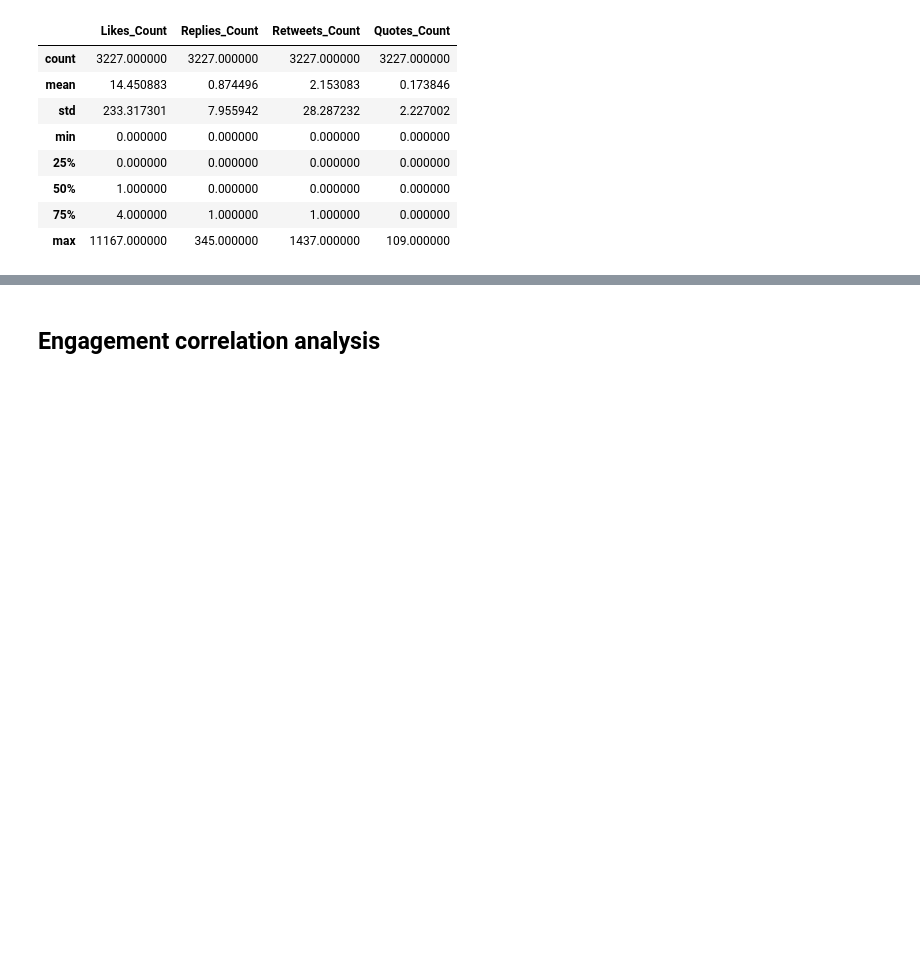
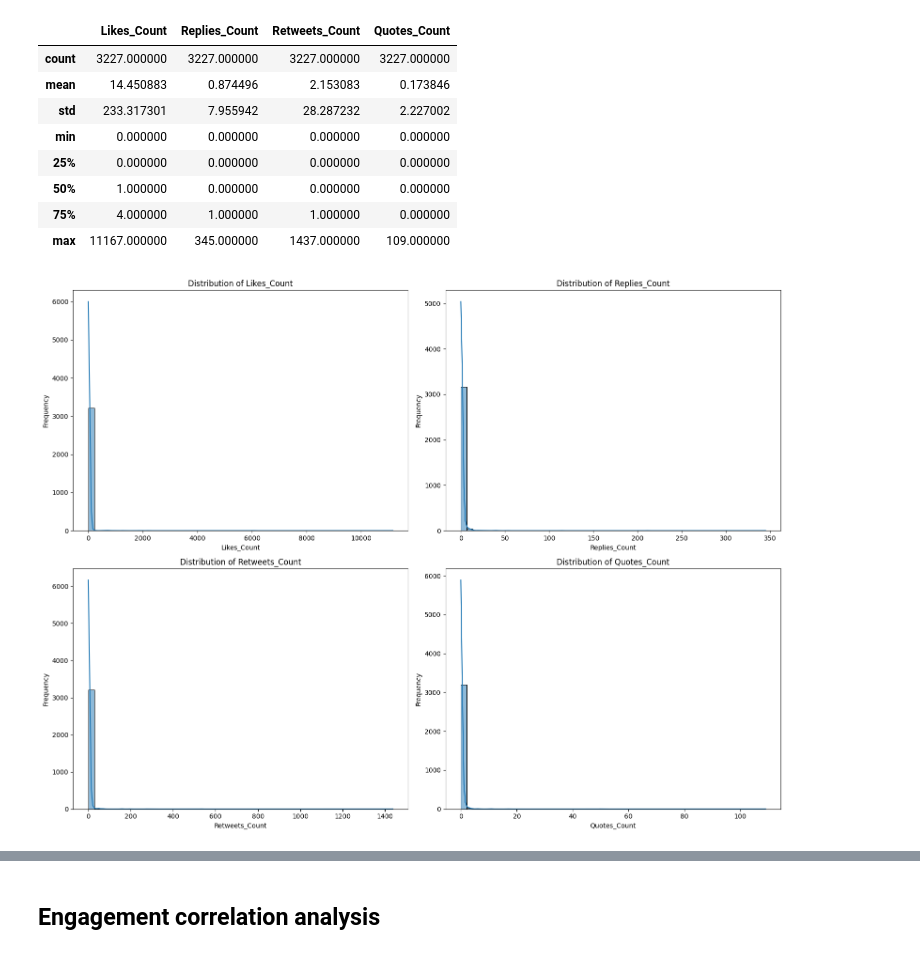
Before and after one commit to amandaaurora/twitter-nlp, a Jupyter notebook: twitter-nlp/02_analysis.ipynb, the cells around one changed output, grey strips where cells are left out. Drawn from its saved outputs; the diff is of its cells as text; code cells hidden in the pictures; blank space fills up the shorter version.

```diff
--- a/twitter-nlp/02_analysis.ipynb
+++ b/twitter-nlp/02_analysis.ipynb
@@ -228,3 +320,38 @@ df_analysis[['Likes_Count', 'Replies_Count', 'Retweets_Count', 'Quotes_Count']].
 | 50% | 1.000000 | 0.000000 | 0.000000 | 0.000000 |
 | 75% | 4.000000 | 1.000000 | 1.000000 | 0.000000 |
 | max | 11167.000000 | 345.000000 | 1437.000000 | 109.000000 |
+# %%
+plt.figure(figsize=(16, 12))
+
+# Likes_Count
+plt.subplot(2, 2, 1)
+sns.histplot(df_analysis['Likes_Count'], kde=True, bins=50)
+plt.title('Distribution of Likes_Count')
+plt.xlabel('Likes_Count')
+plt.ylabel('Frequency')
+
+# Replies_Count
+plt.subplot(2, 2, 2)
+sns.histplot(df_analysis['Replies_Count'], kde=True, bins=50)
+plt.title('Distribution of Replies_Count')
+plt.xlabel('Replies_Count')
+plt.ylabel('Frequency')
+
+# Retweets_Count
+plt.subplot(2, 2, 3)
+sns.histplot(df_analysis['Retweets_Count'], kde=True, bins=50)
+plt.title('Distribution of Retweets_Count')
+plt.xlabel('Retweets_Count')
+plt.ylabel('Frequency')
+
+# Quotes_Count
+plt.subplot(2, 2, 4)
+sns.histplot(df_analysis['Quotes_Count'], kde=True, bins=50)
+plt.title('Distribution of Quotes_Count')
+plt.xlabel('Quotes_Count')
+plt.ylabel('Frequency')
+
+plt.tight_layout()
+plt.show()
+# %% [output]
+[figure, added]
```
Also changed, not shown: parts of 39 cells of this notebook, 2 other files.
